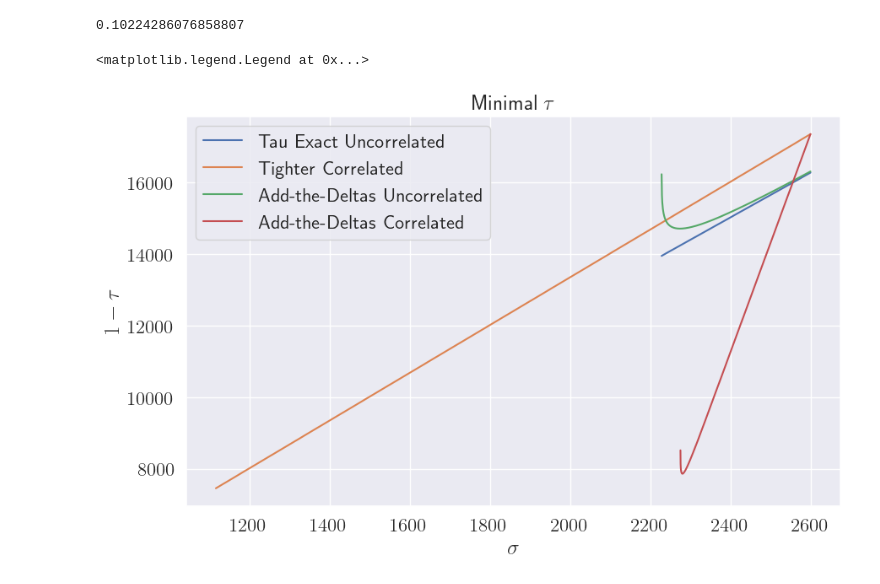
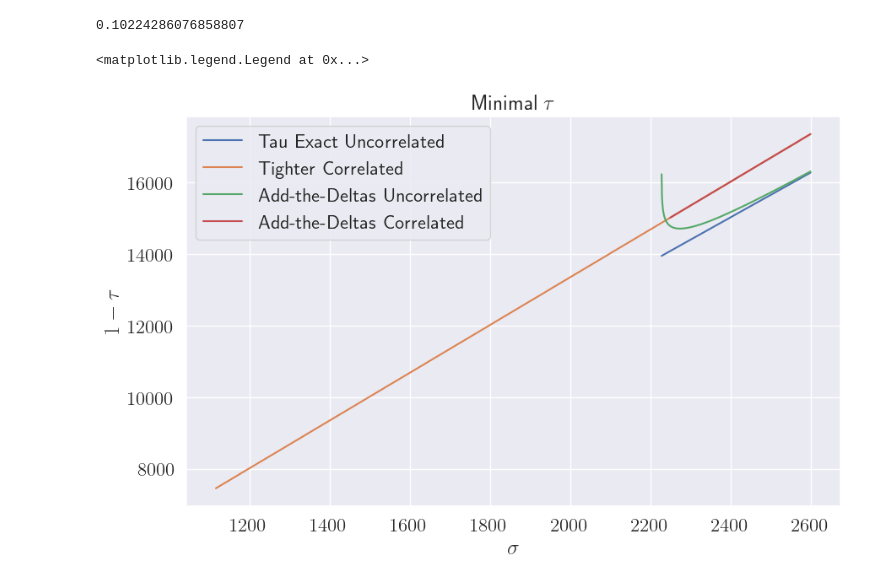
Before and after one commit to lukas681/sparse-gaussian-histograms, a Jupyter notebook: notebooks/experiments.ipynb, the cells around one changed output. Saved outputs shown, nothing was run; the diff lists cells and outputs as text; code cells hidden in the pictures.

```diff
--- a/notebooks/experiments.ipynb
+++ b/notebooks/experiments.ipynb
@@ -292,31 +219,29 @@ sigmas_uncorrelated = tau_exact_uncorrelated[0]
 tau_tighter_correlated = cgshm.compute_threshold_curve_tighter(delta, epsilon, k,max_sigma=2600, datapoints=n) # Should work now.
 
 logger.info("Compute rest...")
-# TODO clean up these parts later
-sigmas_uncorrelated= np.linspace(1000, 2600, 2000)
-sigmas_correlated = np.linspace(2250, 2600, 2000)
+sigmas_correlated = np.linspace(1000, 2600, 2000)
+sigmas_uncorrelated = np.linspace(2250, 2600, 2000)
 tau_add_deltas_correlated = [cgshm.threshold_add_the_delta(delta, epsilon, k, sig) for sig in sigmas_correlated]
 tau_add_deltas_uncorrelated = [gshm.threshold_add_the_delta(delta, epsilon, k, sig) for sig in sigmas_uncorrelated]
 # %%
 plt.figure(figsize=(10, 6))
 
 plt.plot(tau_exact_uncorrelated[0], tau_exact_uncorrelated[1], label='Tau Exact Uncorrelated')
 #plt.axvline(x=tau_exact_uncorrelated[2])
 
 plt.plot(tau_tighter_correlated[0], tau_tighter_correlated[1], label='Tighter Correlated')
 #plt.axvline(x=tau_tighter_correlated[2])
 plt.plot(sigmas_uncorrelated, tau_add_deltas_uncorrelated, label='Add-the-Deltas Uncorrelated')
 plt.plot(sigmas_correlated, tau_add_deltas_correlated, label='Add-the-Deltas Correlated')
 
-plt.axvline(x=min_sigma_uncorrelated)
 plt.xlabel('$\\sigma$')
 # plt.yscale("symlog", linthresh=1e-15)
 plt.xscale("linear")
 
 plt.ylabel('$1-\\tau$'
            )
 plt.title('Minimal $\\tau$')
 plt.legend()
 # %% [output]
 <matplotlib.legend.Legend at 0x...>
-[figure, old version]
+[figure, new version]
```
Also changed, not shown: parts of 3 cells of this notebook, 1 other file.
